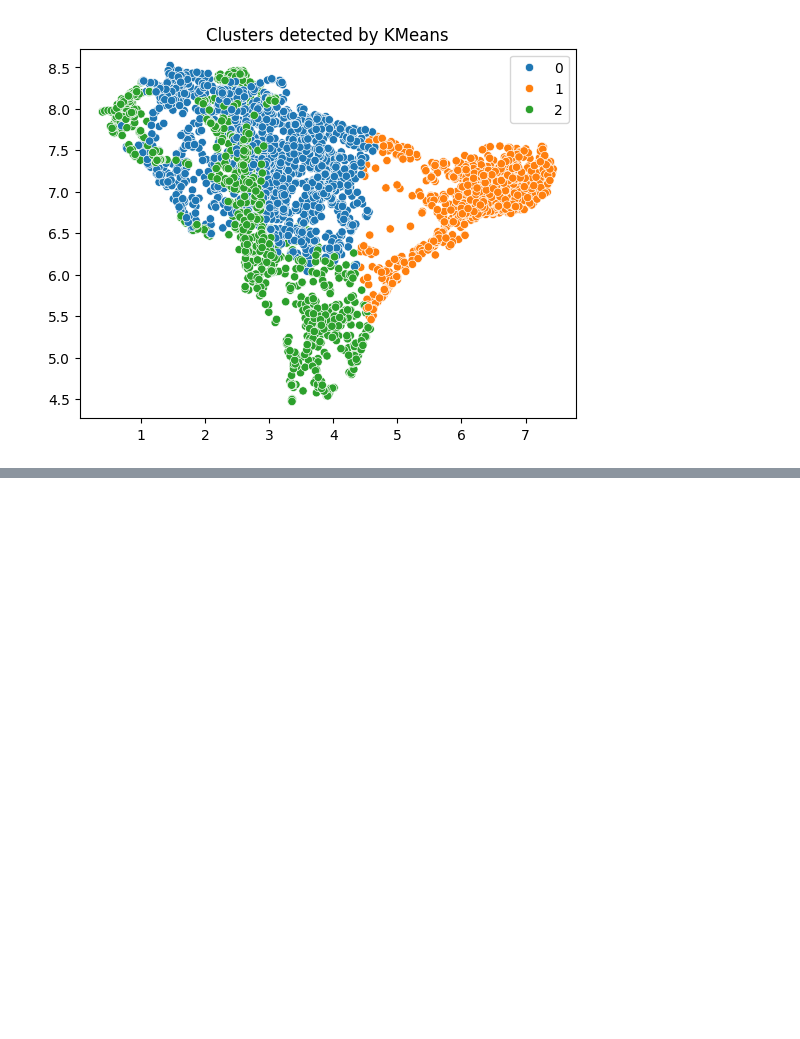
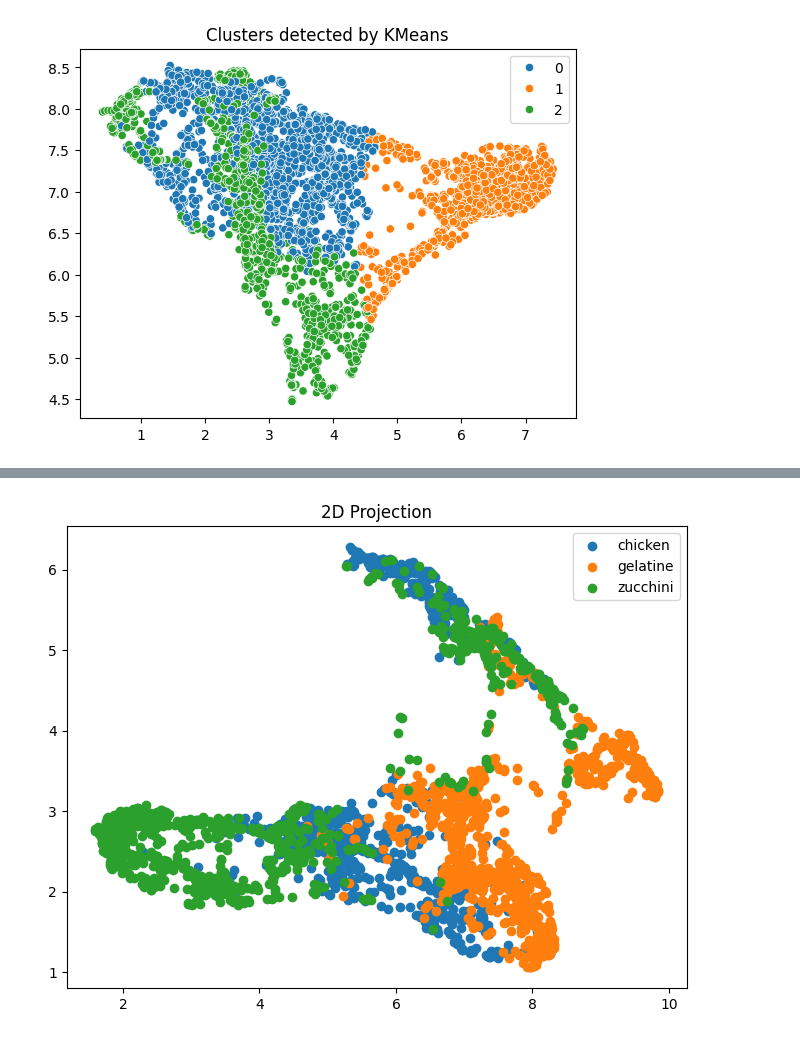
Before and after one commit to MartynaSokolowska/Vibroacoustic-analysis, a Jupyter notebook: clusters.ipynb, the cells around one changed output, grey strips where cells are left out. Drawn from its saved outputs; the diff is of its cells as text; code cells hidden in the pictures; blank space fills up the shorter version.

```diff
--- a/clusters.ipynb
+++ b/clusters.ipynb
@@ -232,0 +298,22 @@ Cluster
+# %%
+features_raw, labels = get_all_features("results_medium")
+scaler = StandardScaler()
+features = scaler.fit_transform(features_raw)
+
+label_encoder = LabelEncoder()
+labels_encoded = label_encoder.fit_transform(labels)
+# %%
+f_values, p_values = f_classif(features, labels_encoded)
+df = pd.DataFrame(features, columns=[f"MFCC_{i}" for i in range(features.shape[1])])
+
+f_df = pd.DataFrame({
+    "feature": [f"MFCC_{i}" for i in range(features.shape[1])],
+    "f_value": f_values,
+    "p_value": p_values
+})
+
+top_features = f_df.sort_values("f_value", ascending=False)
+print(top_features.head(10))
+
+selected_cols = top_features.head(5)["feature"].tolist()
+X_selected = df[selected_cols].values
@@ -232,0 +332,5 @@ Cluster
+# %%
+X_umap = reduce_dimensionality_UMAP(X_selected, 15)
+plot2D(X_umap, labels)
+# %% [output]
+[figure, added]
```
Also changed, not shown: parts of 18 cells of this notebook.
